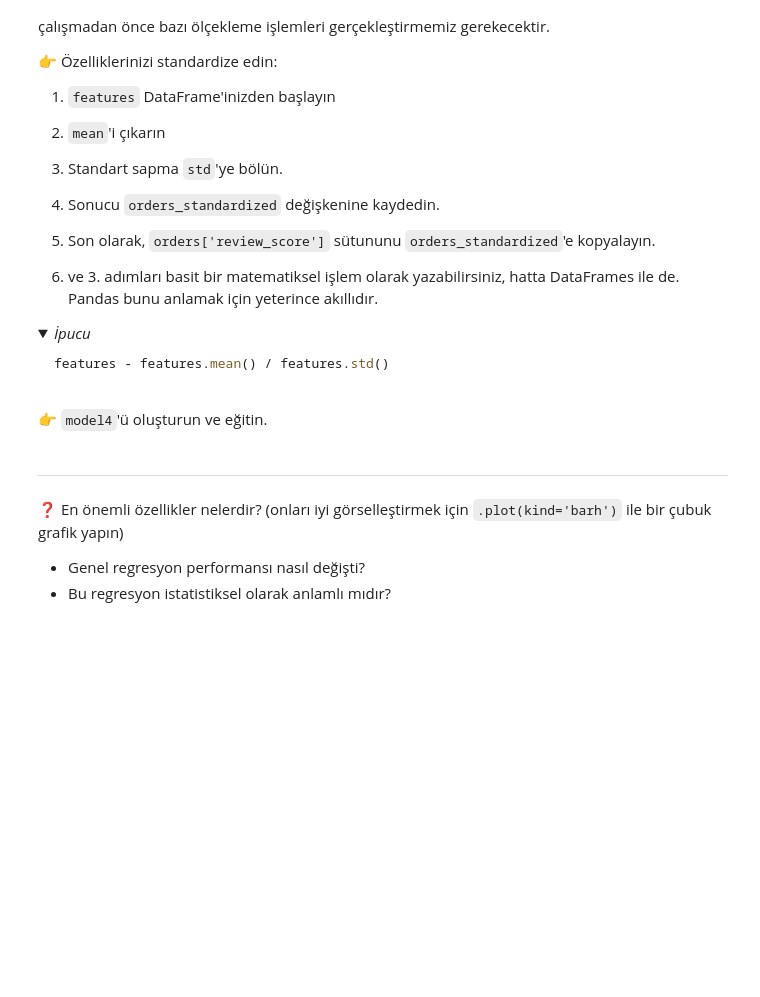
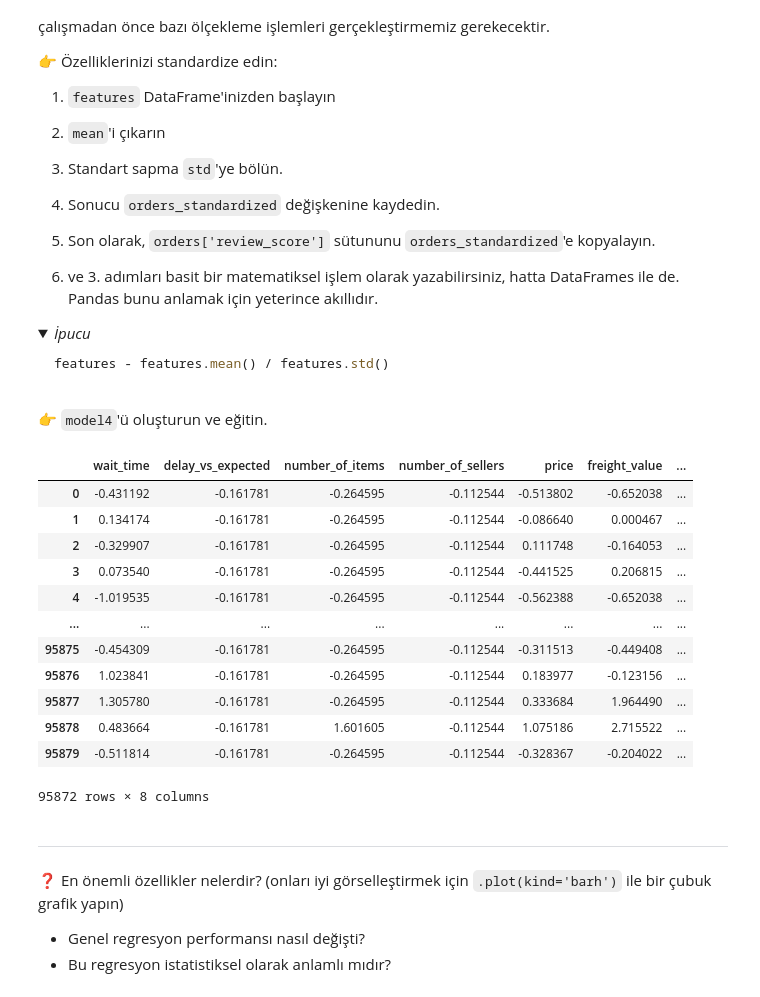
Before and after one commit to tmy-datamesa/data-orders-regression, a Jupyter notebook: orders_regression.ipynb, the cells around one changed output. Saved outputs shown, nothing was run; the diff lists cells and outputs as text; code cells hidden in the pictures; folded sections open; blank space fills up the shorter version.

```diff
--- a/orders_regression.ipynb
+++ b/orders_regression.ipynb
@@ -402,3 +408,21 @@ Bu nedenle kısmi regresyon katsayıları $\beta_i$'yi birlikte karşılaştıra
+# %%
+orders_standardized = (features - features.mean()) / features.std()
+orders_standardized['review_score'] = orders['review_score']
+orders_standardized
+# %% [output]
+|  | wait_time | delay_vs_expected | number_of_items | number_of_sellers | price | freight_value | ... |
+| 0 | -0.431192 | -0.161781 | -0.264595 | -0.112544 | -0.513802 | -0.652038 | ... |
+| 1 | 0.134174 | -0.161781 | -0.264595 | -0.112544 | -0.086640 | 0.000467 | ... |
+| 2 | -0.329907 | -0.161781 | -0.264595 | -0.112544 | 0.111748 | -0.164053 | ... |
+| 3 | 0.073540 | -0.161781 | -0.264595 | -0.112544 | -0.441525 | 0.206815 | ... |
+| 4 | -1.019535 | -0.161781 | -0.264595 | -0.112544 | -0.562388 | -0.652038 | ... |
+| ... | ... | ... | ... | ... | ... | ... | ... |
+| 95875 | -0.454309 | -0.161781 | -0.264595 | -0.112544 | -0.311513 | -0.449408 | ... |
+| 95876 | 1.023841 | -0.161781 | -0.264595 | -0.112544 | 0.183977 | -0.123156 | ... |
+| 95877 | 1.305780 | -0.161781 | -0.264595 | -0.112544 | 0.333684 | 1.964490 | ... |
+| 95878 | 0.483664 | -0.161781 | 1.601605 | -0.112544 | 1.075186 | 2.715522 | ... |
+| 95879 | -0.511814 | -0.161781 | -0.264595 | -0.112544 | -0.328367 | -0.204022 | ... |
+95872 rows × 8 columns
 # %% [markdown]
 ---
 ❓ En önemli özellikler nelerdir? (onları iyi görselleştirmek için `.plot(kind='barh')` ile bir çubuk grafik yapın)
```
Also changed, not shown: parts of 16 cells of this notebook.
